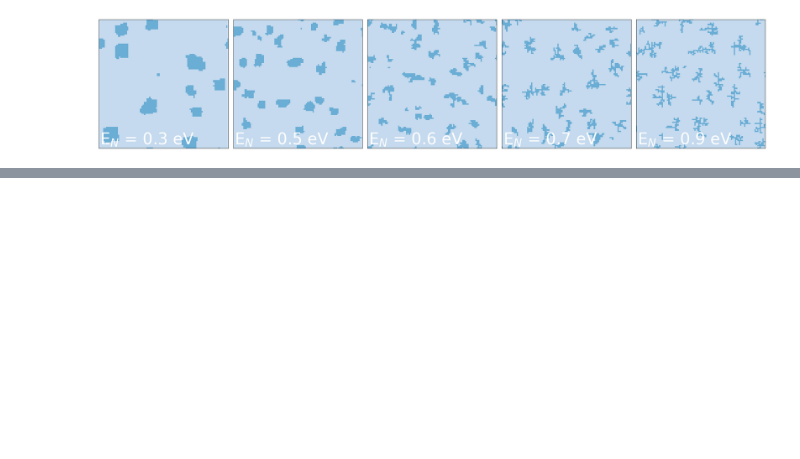
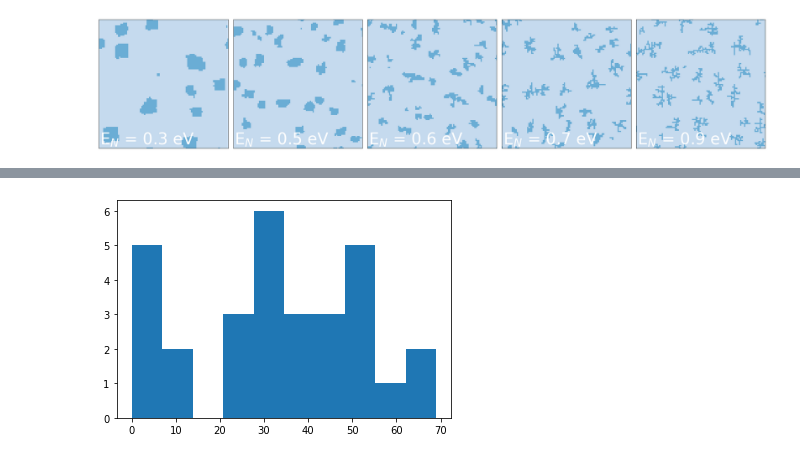
Before and after one commit to Titouan-Gadeyne/CMS-project, a Jupyter notebook: KMC Epitaxial Growth.ipynb, the cells around one changed output, grey strips where cells are left out. Saved outputs shown, nothing was run; the diff lists cells and outputs as text; code cells hidden in the pictures; blank space fills up the shorter version.

```diff
--- a/KMC Epitaxial Growth.ipynb
+++ b/KMC Epitaxial Growth.ipynb
@@ -284,0 +321,15 @@ P[1]
+# %%
+"Distribution des tailles d'ilôts"
+orders = []
+for compo in range(1, np.max(label_image)+1):
+    order = np.sum(np.where(label_image==compo,1,0))
+    orders.append(order)
+
+mean = np.mean(orders)
+
+normorders = orders/mean
+
+plt.hist(orders,bins=10)
+plt.show()
+# %% [output]
+[figure, added]
```
Also changed, not shown: parts of 6 cells of this notebook, 2 other files.
